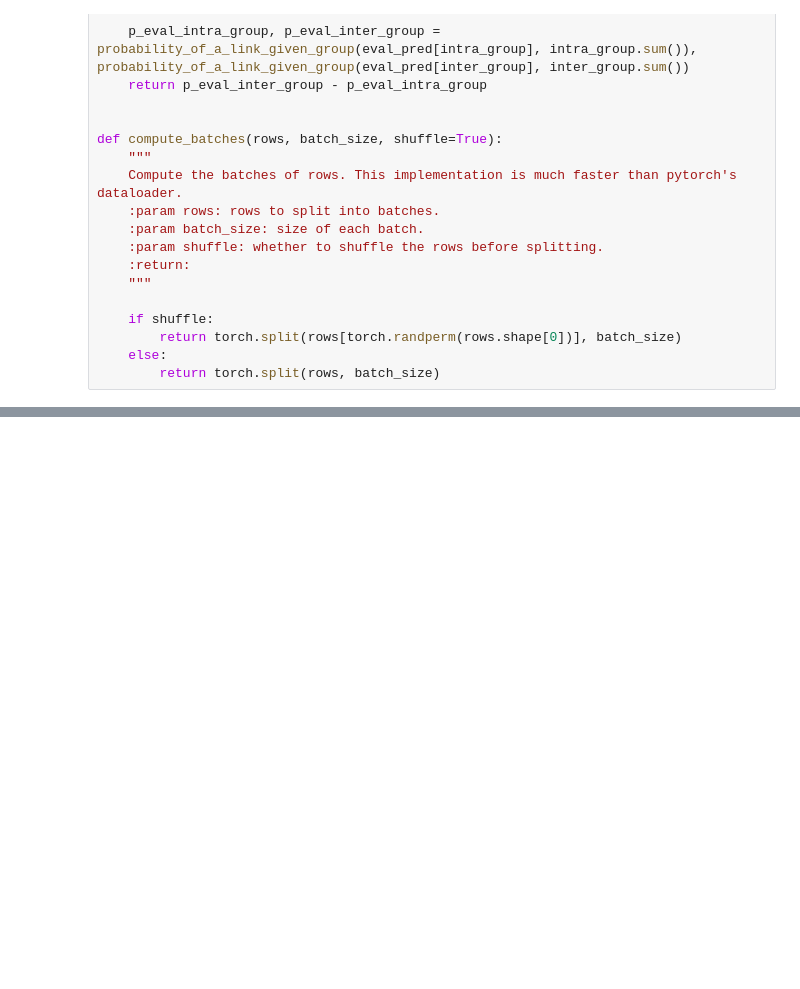
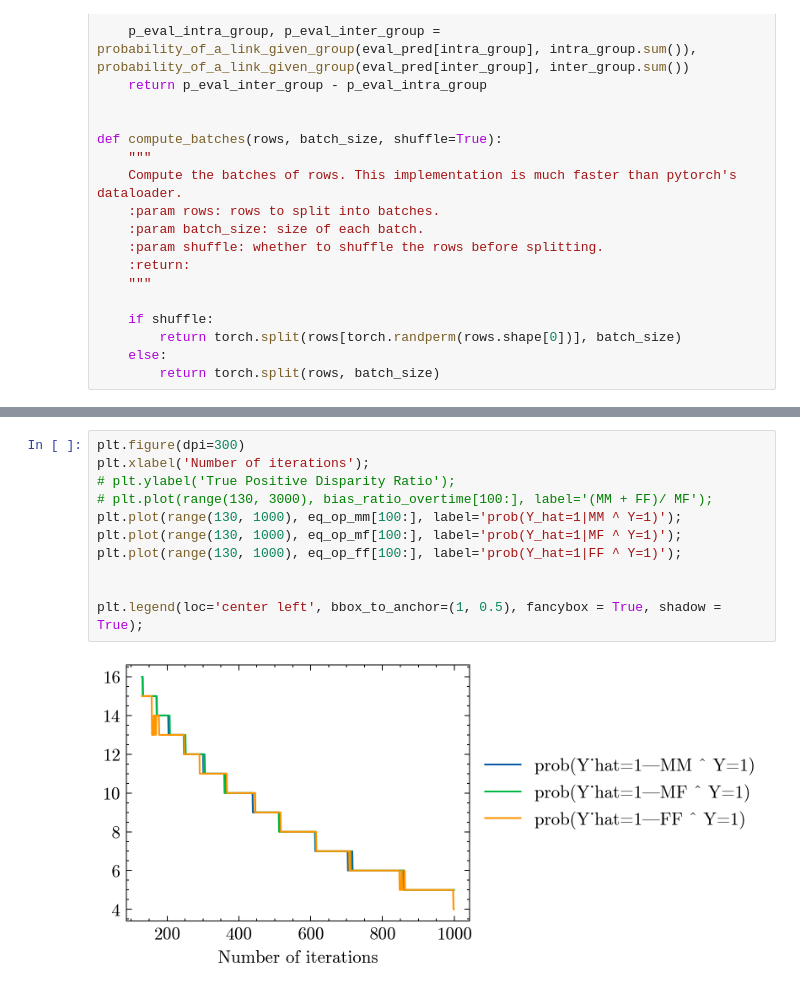
Before and after one commit to joaopedromattos/fairness, a Jupyter notebook: cummulative_effect/common_neighbors.ipynb, the cells around one changed output, grey strips where cells are left out. Cells and saved outputs as stored; diff of their text form; blank space fills up the shorter version.

```diff
--- a/cummulative_effect/common_neighbors.ipynb
+++ b/cummulative_effect/common_neighbors.ipynb
@@ -1246,0 +1300,13 @@ torch.Size([2506, 2])
+# %%
+plt.figure(dpi=300)
+plt.xlabel('Number of iterations');
+# plt.ylabel('True Positive Disparity Ratio');
+# plt.plot(range(130, 3000), bias_ratio_overtime[100:], label='(MM + FF)/ MF');
+plt.plot(range(130, 1000), eq_op_mm[100:], label='prob(Y_hat=1|MM ^ Y=1)');
+plt.plot(range(130, 1000), eq_op_mf[100:], label='prob(Y_hat=1|MF ^ Y=1)');
+plt.plot(range(130, 1000), eq_op_ff[100:], label='prob(Y_hat=1|FF ^ Y=1)');
+
+
+plt.legend(loc='center left', bbox_to_anchor=(1, 0.5), fancybox = True, shadow = True);
+# %% [output]
+[figure, added]
```
Also changed, not shown: parts of 22 cells of this notebook, 27 other files.
